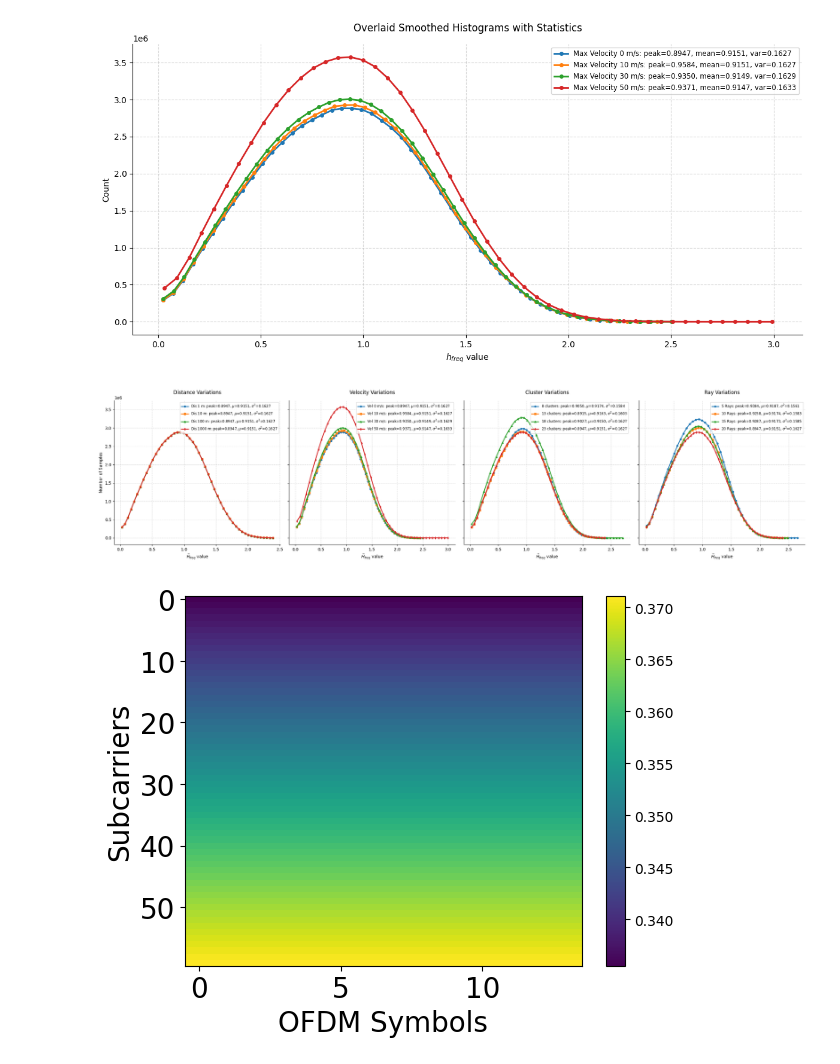
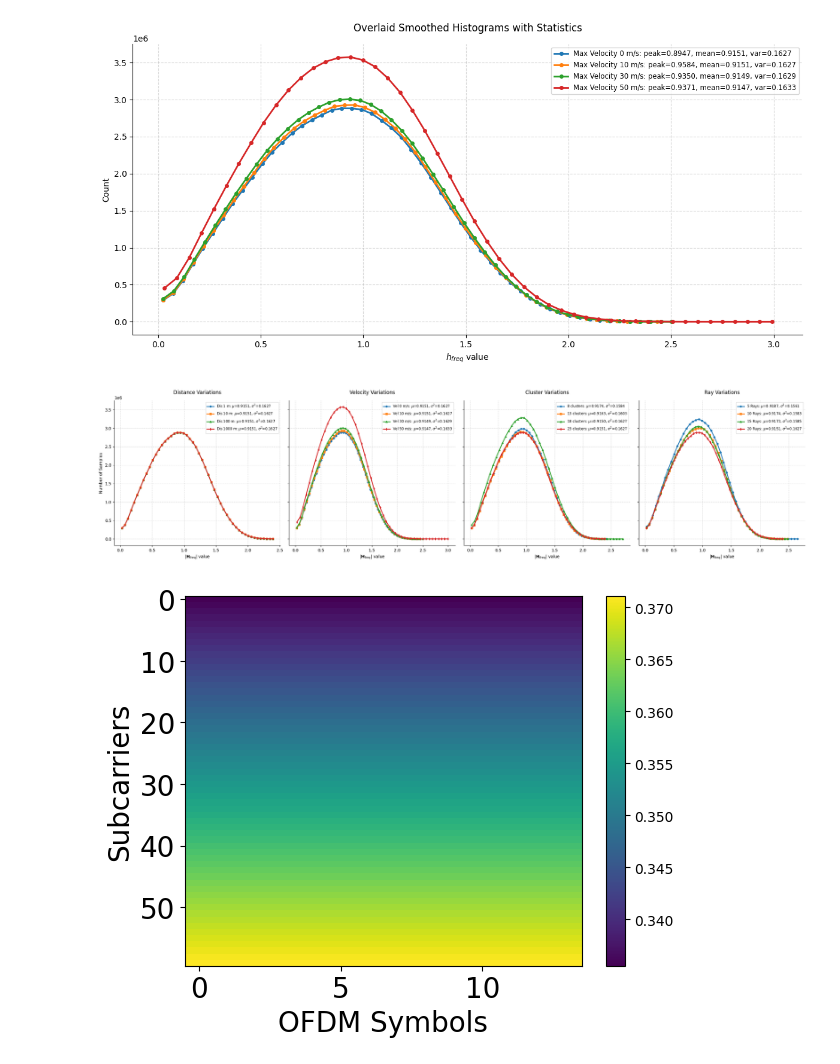
Before and after one commit to tnd-lab/High-Dimensional-MIMO-OFDM-Channel-Estimation, a Jupyter notebook: notebooks/statistic_gbsm.ipynb, the cells around one changed output. Saved outputs shown, nothing was run; the diff lists cells and outputs as text; code cells hidden in the pictures.

```diff
--- a/notebooks/statistic_gbsm.ipynb
+++ b/notebooks/statistic_gbsm.ipynb
@@ -122,7 +201,7 @@ import numpy as np
 
 npz_path = os.path.join(save_dir, "channel_freqs.npz")
 
-key = f"channel_freqs_dis_1000m"
+key = f"channel_freqs_8_clusters"
 new_data = np.array(list_h_freqs)
 
 # If file exists, load and overwrite the key
@@ -135,12 +214,16 @@ else:
     np.savez(npz_path, **{key: new_data})
 # %%
 import os
+
+import matplotlib.pyplot as plt
 import numpy as np
-import matplotlib.pyplot as plt
 from scipy.ndimage import uniform_filter1d
 
 # Path to your .npz file
-npz_path = os.path.join(save_dir, "channel_freqs.npz")
+npz_path = os.path.join(
+    save_dir,
+    "channel_freqs.npz",
+)
 
 # The four keys you want to plot
 keys = [
@@ -215,8 +298,8 @@ ax.legend(loc="upper right", fontsize="small")
 plt.tight_layout()
 
 # show (or save)
-plt.savefig(os.path.join(save_dir, "h_freq_distance.png"), dpi=200)
-plt.show()
+# plt.savefig(os.path.join(save_dir, "h_freq_distance.png"), dpi=200)
+# plt.show()
 # %% [output]
 [figure]
 # %%
@@ -473,8 +559,9 @@ plt.show()
 [figure]
 # %%
 import os
+
+import matplotlib.pyplot as plt
 import numpy as np
-import matplotlib.pyplot as plt
 from scipy.ndimage import uniform_filter1d
 
 # Path to your .npz file
@@ -562,35 +649,37 @@ for idx, config in enumerate(plot_configs):
         ax.plot(
             centers,
             counts_smooth,
             linewidth=2,
             linestyle=line_styles[i % len(line_styles)],
             marker=markers[i % len(markers)],
             markersize=4,
             label=(
                 f"{titles[i]}: "
-                f"peak={peak_center:.4f}, "
+                # f"peak={peak_center:.4f}, "
                 f"$\\mu$={mean_val:.4f}, "
                 f"$\\sigma^2$={var_val:.4f}"
             ),
         )
 
     # Styling for each subplot
     ax.set_title(config["subplot_title"], pad=15)
-    ax.set_xlabel("$|\\vec{H}_{freq}|$ value")
+    ax.set_xlabel(r"$|\mathbf{H}_{\rm freq}|$ value")
     if idx == 0:
         ax.set_ylabel("Number of Samples")
     ax.grid(which="major", linestyle="--", alpha=0.5)
     for spine in ["top", "right"]:
         ax.spines[spine].set_visible(False)
 
     ax.legend(loc="upper right", fontsize="small")
 
 # Adjust layout to prevent overlap
 plt.tight_layout()
 
 # Save and show
-plt.savefig(os.path.join(save_dir, "h_freq_combined.png"), dpi=200)
+plt.savefig(
+    os.path.join(save_dir, "Geomertry_Characteristic_CDL_B_Channel.png"), dpi=300
+)
 plt.show()
 # %% [output]
-[figure, old version]
+[figure, new version]
 # %%
```
Also changed, not shown: parts of 14 cells of this notebook, 6 other files.
